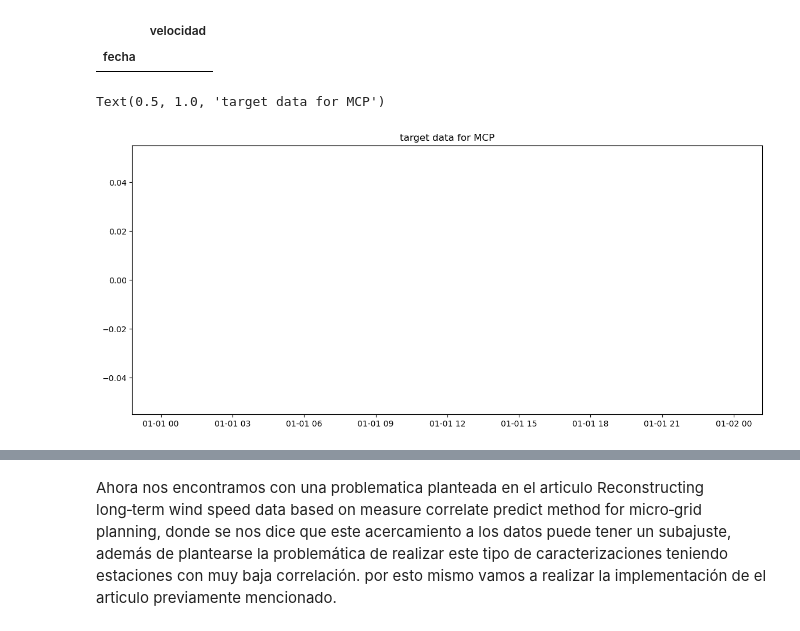
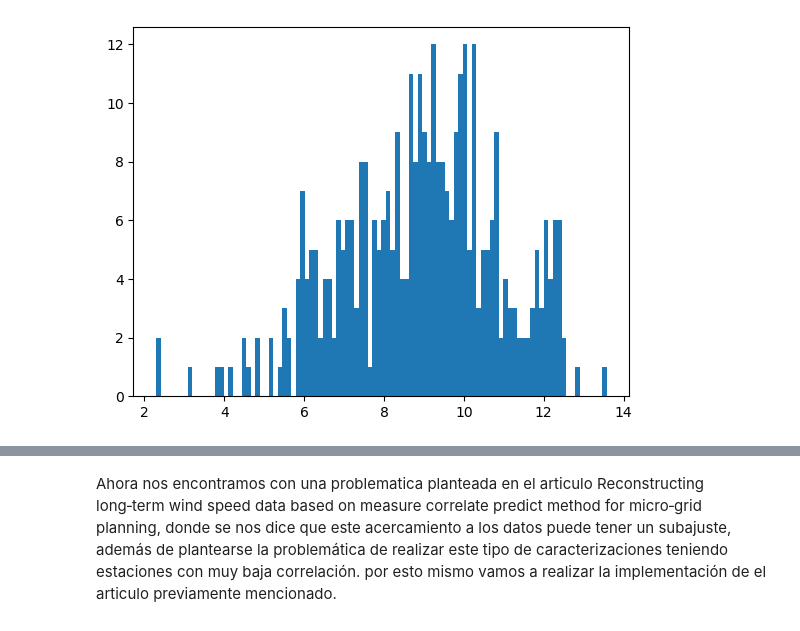
Before and after one commit to smartinezg2018/MCP, a Jupyter notebook: notebook.ipynb, the cells around one changed output, grey strips where cells are left out. Saved outputs shown, nothing was run; the diff lists cells and outputs as text; code cells hidden in the pictures.

```diff
--- a/notebook.ipynb
+++ b/notebook.ipynb
@@ -139,12 +151,4 @@ Text(0.5, 1.0, 'Target data for MCP')
-# %%
-df_target[(df_target.index>="2016-10") &( df_target.index<="2016-12")]
-# %% [output]
-|  | velocidad |
-| fecha |  |
-# %%
-plt.figure(figsize=(14, 6))
-plt.plot(df_target)
-plt.title('target data for MCP')
-# %% [output]
-Text(0.5, 1.0, 'target data for MCP')
-[figure, removed]
+# %%
+plt.hist(df_reference,bins = 100);
+# %% [output]
+[figure, added]
```
Also changed, not shown: parts of 24 cells of this notebook, 1 other file.
